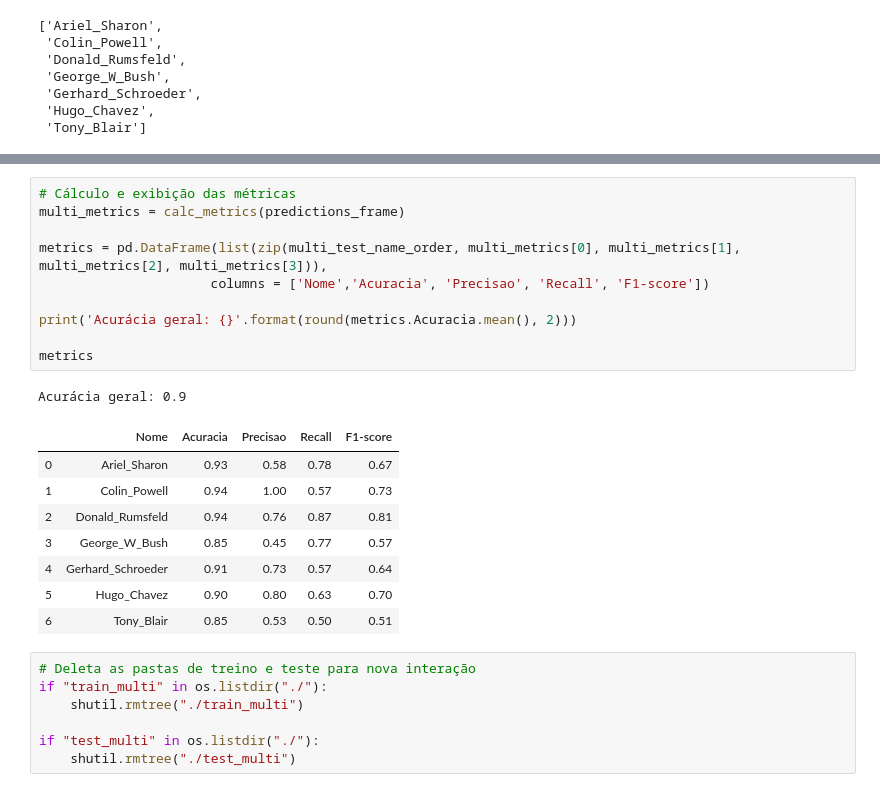
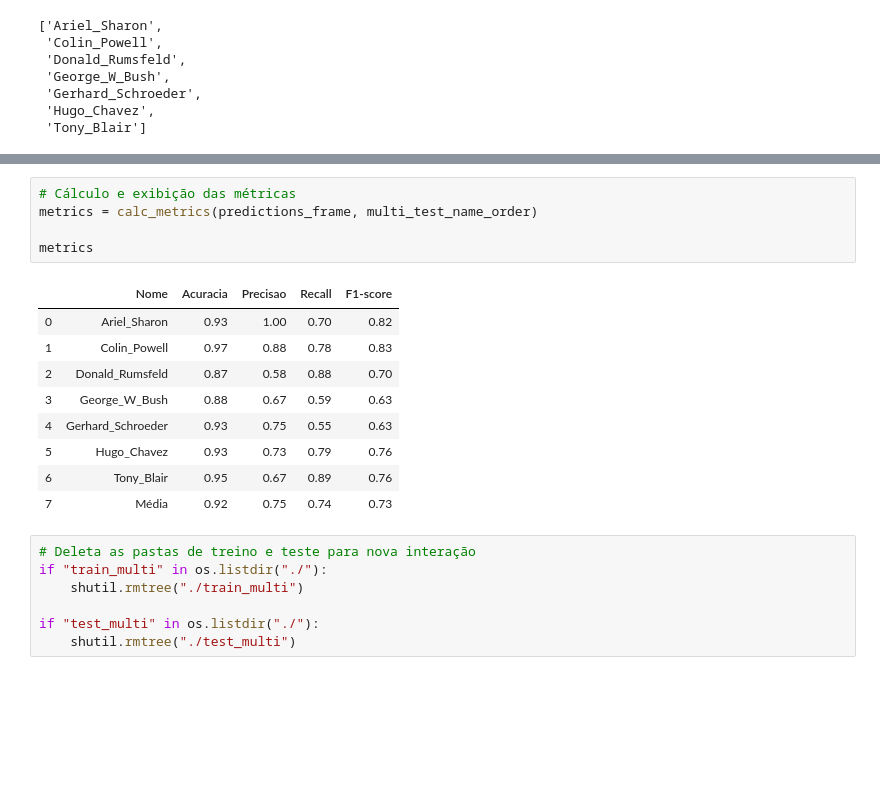
Before and after one commit to andrebiaggi/reconhecimento_facial, a Jupyter notebook: reconhecimento_facial.ipynb, the cells around one changed output, grey strips where cells are left out. Drawn from its saved outputs; the diff is of its cells as text; blank space fills up the shorter version.

```diff
--- a/reconhecimento_facial.ipynb
+++ b/reconhecimento_facial.ipynb
@@ -522,24 +528,19 @@ predictions_frame
 100 rows × 2 columns
-# %%
-# Cálculo e exibição das métricas
-multi_metrics = calc_metrics(predictions_frame)
-
-metrics = pd.DataFrame(list(zip(multi_test_name_order, multi_metrics[0], multi_metrics[1], multi_metrics[2], multi_metrics[3])),
-                      columns = ['Nome','Acuracia', 'Precisao', 'Recall', 'F1-score'])
-
-print('Acurácia geral: {}'.format(round(metrics.Acuracia.mean(), 2)))
-
-metrics
-# %% [output]
-Acurácia geral: 0.9
-|  | Nome | Acuracia | Precisao | Recall | F1-score |
-| 0 | Ariel_Sharon | 0.93 | 0.58 | 0.78 | 0.67 |
-| 1 | Colin_Powell | 0.94 | 1.00 | 0.57 | 0.73 |
-| 2 | Donald_Rumsfeld | 0.94 | 0.76 | 0.87 | 0.81 |
-| 3 | George_W_Bush | 0.85 | 0.45 | 0.77 | 0.57 |
-| 4 | Gerhard_Schroeder | 0.91 | 0.73 | 0.57 | 0.64 |
-| 5 | Hugo_Chavez | 0.90 | 0.80 | 0.63 | 0.70 |
-| 6 | Tony_Blair | 0.85 | 0.53 | 0.50 | 0.51 |
+# %%
+# Cálculo e exibição das métricas
+metrics = calc_metrics(predictions_frame, multi_test_name_order)
+
+metrics
+# %% [output]
+|  | Nome | Acuracia | Precisao | Recall | F1-score |
+| 0 | Ariel_Sharon | 0.93 | 1.00 | 0.70 | 0.82 |
+| 1 | Colin_Powell | 0.97 | 0.88 | 0.78 | 0.83 |
+| 2 | Donald_Rumsfeld | 0.87 | 0.58 | 0.88 | 0.70 |
+| 3 | George_W_Bush | 0.88 | 0.67 | 0.59 | 0.63 |
+| 4 | Gerhard_Schroeder | 0.93 | 0.75 | 0.55 | 0.63 |
+| 5 | Hugo_Chavez | 0.93 | 0.73 | 0.79 | 0.76 |
+| 6 | Tony_Blair | 0.95 | 0.67 | 0.89 | 0.76 |
+| 7 | Média | 0.92 | 0.75 | 0.74 | 0.73 |
 # %%
 # Deleta as pastas de treino e teste para nova interação
 if "train_multi" in os.listdir("./"):
```
Also changed, not shown: parts of 12 cells of this notebook.
